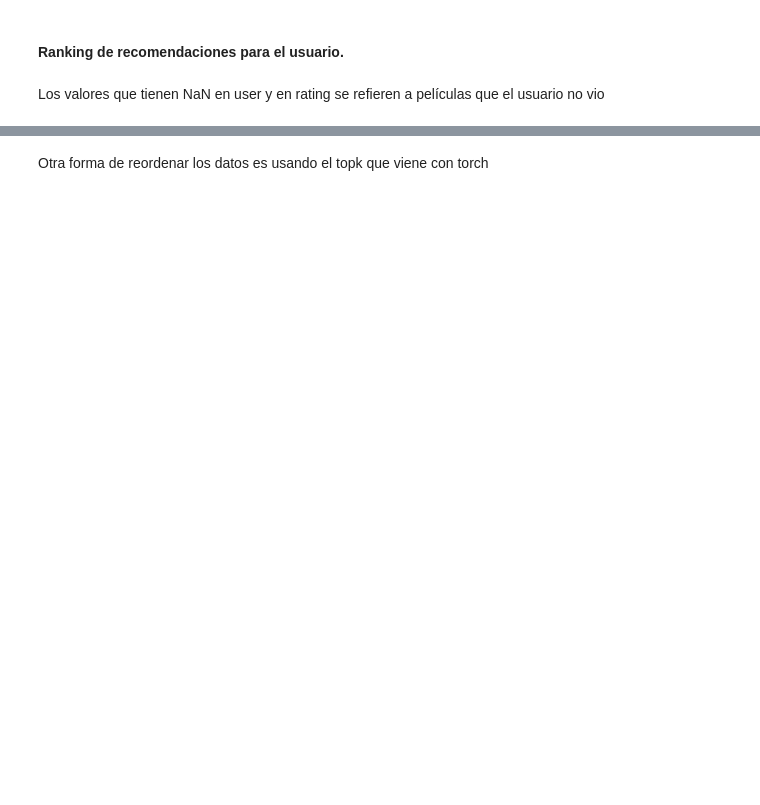
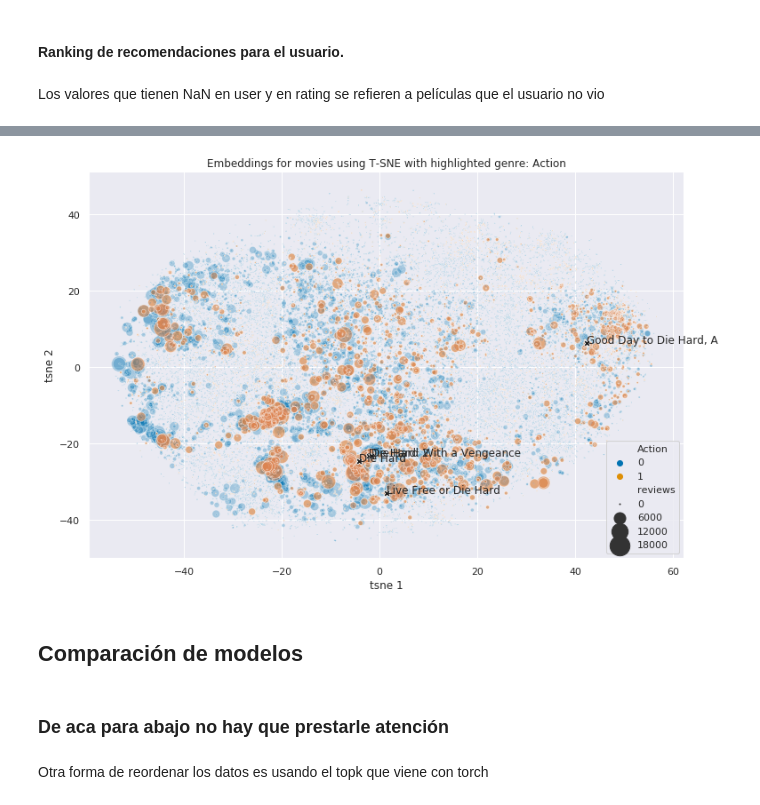
Before and after one commit to ITNavent/labs-ml-group, a Jupyter notebook: PruebasNN.ipynb, the cells around one changed output, grey strips where cells are left out. Drawn from its saved outputs; the diff is of its cells as text; code cells hidden in the pictures; blank space fills up the shorter version.

```diff
--- a/PruebasNN.ipynb
+++ b/PruebasNN.ipynb
@@ -453,0 +1097,10 @@ a.filter(['userId', 'movieId', 'rating', 'prediction', 'title_y', 'genres_y'])
+# %%
+embs_red_df['genre'] = [movie_has_genre(x, genre='Children') for x in embds_ids]
+# %%
+embs_red_df.columns = ['tsne 1', 'tsne 2', 'genre']
+# %%
+embs_red_df = embs_red_df.filter(['tsne 1', 'tsne 2'])
+embs_red_df.reset_index(level=0, inplace=True)
+embs_red_df['movieId'] = [position_to_id(x) for x in embs_red_df['index']]
+embs_red_df = embs_red_df.filter(['movieId', 'tsne 1', 'tsne 2'])
+embs_red_df.head()
@@ -453,0 +1114,2 @@ a.filter(['userId', 'movieId', 'rating', 'prediction', 'title_y', 'genres_y'])
+# %%
+movie_emb = pd.merge(movies, embs_red_df, on = 'movieId')
@@ -453,0 +1118,32 @@ a.filter(['userId', 'movieId', 'rating', 'prediction', 'title_y', 'genres_y'])
+# %%
+def label_point(x, y, val, ax):
+    a = pd.concat({'x': x, 'y': y, 'val': val}, axis=1)
+    for i, point in a.iterrows():
+        ax.text(point['x']+.05, point['y'], str(point['val']))
+
+movie = 'Die Hard'
+data = movie_emb
+data_movie = data[data['title'].str.contains(movie)]
+genre = 'Action'
+
+plt.figure(figsize=(12,8))
+sns.set_style("darkgrid")
+ax =sns.scatterplot(x="tsne 1", y="tsne 2",
+              hue=genre,
+              data=data, alpha = 0.3,
+                  palette=('colorblind'), size = "reviews", sizes = (1, 500), legend = 'brief')
+ax1 =sns.scatterplot(x="tsne 1", y="tsne 2",
+                  data=data[data[genre]==1], alpha = 0.5,
+                  palette=('colorblind'), size = "reviews", sizes = (1, 500), legend = False)
+ax2 =sns.scatterplot(x="tsne 1", y="tsne 2",
+                  data=data_movie, alpha = 1,
+                  color = 'k', marker ='X', s = 50, legend = False)
+
+
+label_point(data_movie['tsne 1'], data_movie['tsne 2'], data_movie['title'], ax2)
+
+plt.title("Embeddings for movies using T-SNE with highlighted genre: "+ genre);
+# %% [output]
+[figure, added]
+# %% [markdown]
+## Comparación de modelos
@@ -454,3 +1180,5 @@ a.filter(['userId', 'movieId', 'rating', 'prediction', 'title_y', 'genres_y'])
+# %% [markdown]
+### De aca para abajo no hay que prestarle atención
 # %% [markdown]
 Otra forma de reordenar los datos es usando el topk que viene con torch
 # %%
```
Also changed, not shown: parts of 270 cells of this notebook, 1 other file.
